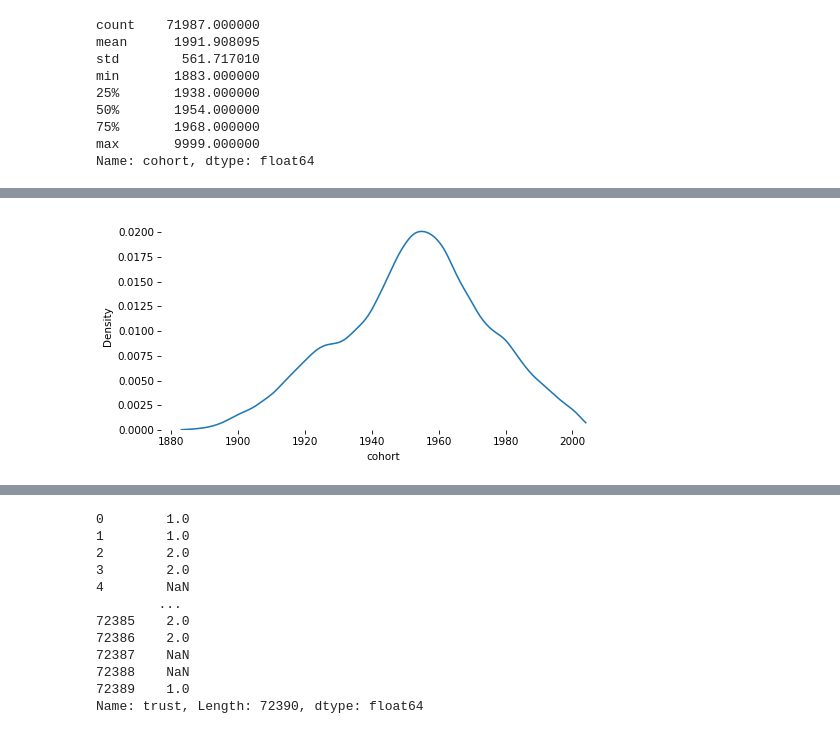
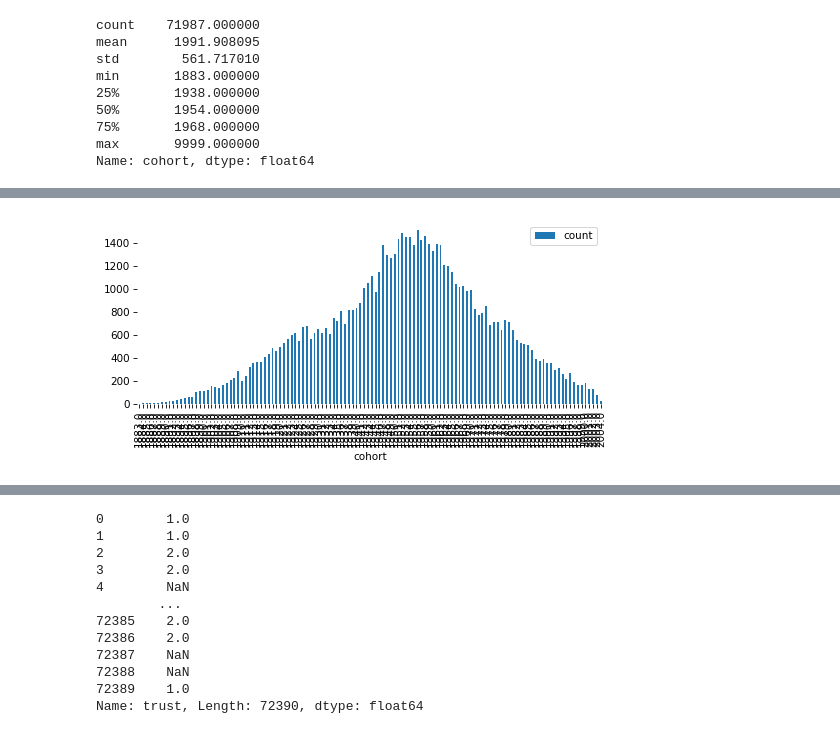
Before and after one commit to AllenDowney/SurveyDataPandas, a Jupyter notebook: soln/01_simpson.ipynb, the cells around one changed output, grey strips where cells are left out. Saved outputs shown, nothing was run; the diff lists cells and outputs as text; code cells hidden in the pictures.

```diff
--- a/soln/01_simpson.ipynb
+++ b/soln/01_simpson.ipynb
@@ -181,7 +199,8 @@ gss['cohort'] = gss['cohort'].replace(9999, np.nan)
 # %%
 # Solution
 
-sns.kdeplot(gss['cohort'], cut=0)
-decorate()
+pmf = value_counts(gss['cohort'])
+pmf.plot(kind='bar')
+decorate(ylabel='Count')
 # %% [output]
-[figure, old version]
+[figure, new version]
```
Also changed, not shown: parts of 45 cells of this notebook, 3 other files.
